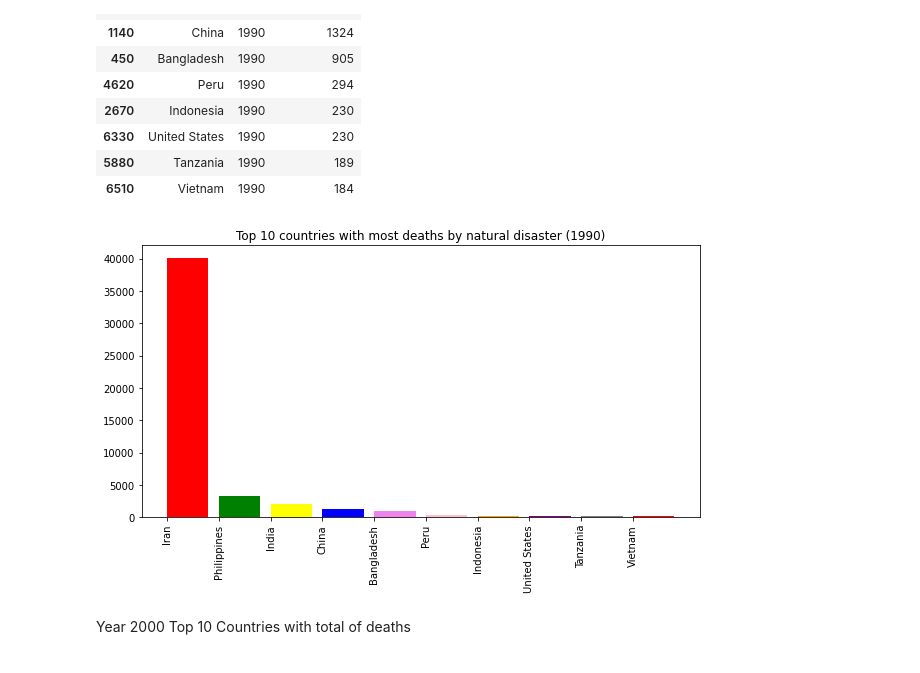
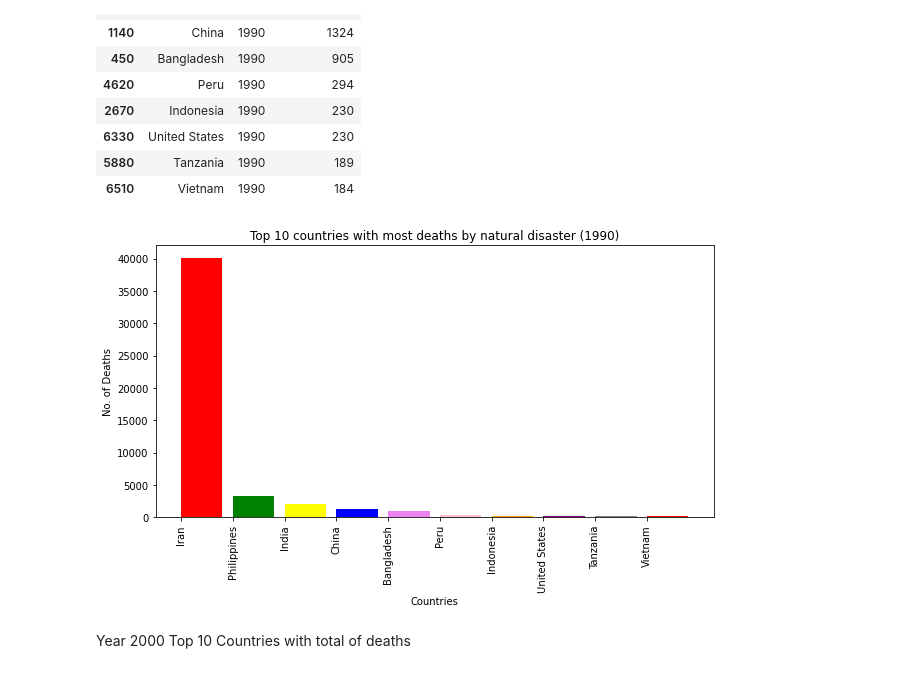
Before and after one commit to KJLumalang/ITBA-3206_Planeteers, a Jupyter notebook: ITBA_3206_Planeteers.ipynb, the cells around one changed output. Cells and saved outputs as stored; diff of their text form; code cells hidden in the pictures.

```diff
--- a/ITBA_3206_Planeteers.ipynb
+++ b/ITBA_3206_Planeteers.ipynb
@@ -573,13 +573,15 @@ See the caveats in the documentation: https://pandas.pydata.org/pandas-docs/stab
 # %%
 x = result['Entity']
 h = result['Deaths_Total']
 fig = plt.figure(figsize = (10, 5))
 plt.bar(x, h, align = 'edge', color=['red','green','yellow','blue','violet','pink','orange','purple', 'gray'])
 plt.title("Top 10 countries with most deaths by natural disaster (1990)")
+plt.xlabel("Countries")
+plt.ylabel("No. of Deaths")
 plt.xticks(rotation=90)
 plt.show()
 # %% [output]
-[figure, old version]
+[figure, new version]
 # %% [markdown]
 Year 2000 Top 10 Countries with total of deaths
 # %% [markdown]
```
Also changed, not shown: parts of 2 cells of this notebook.
